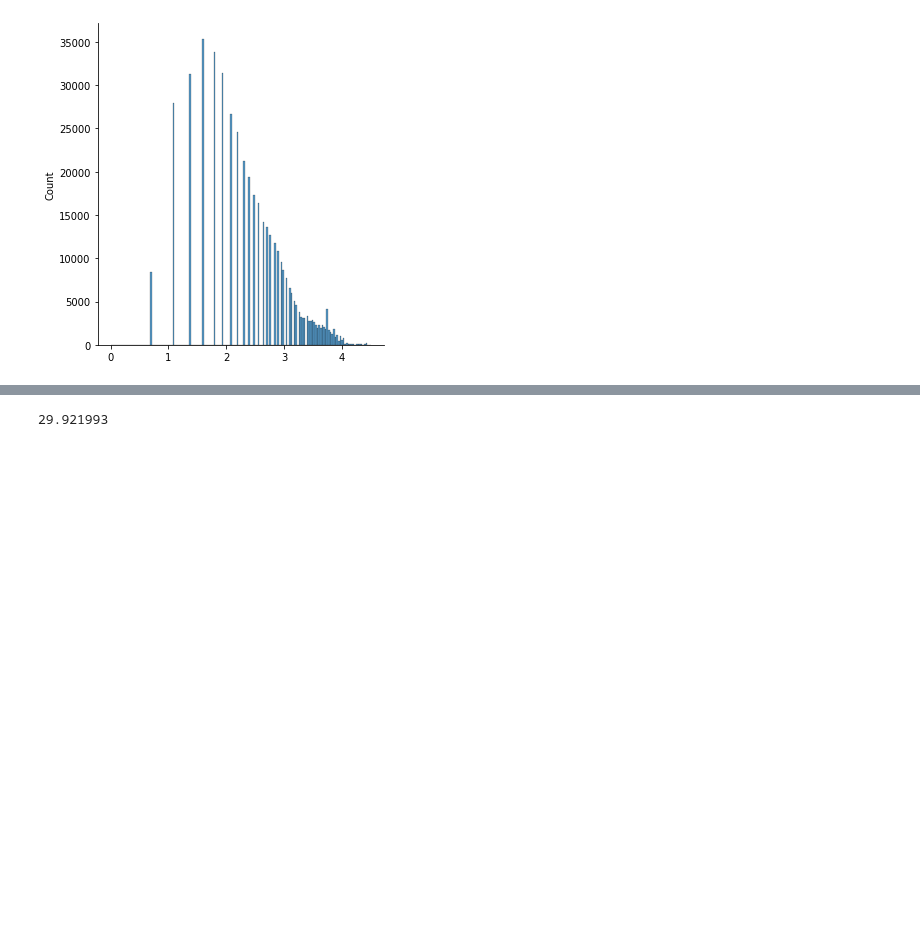
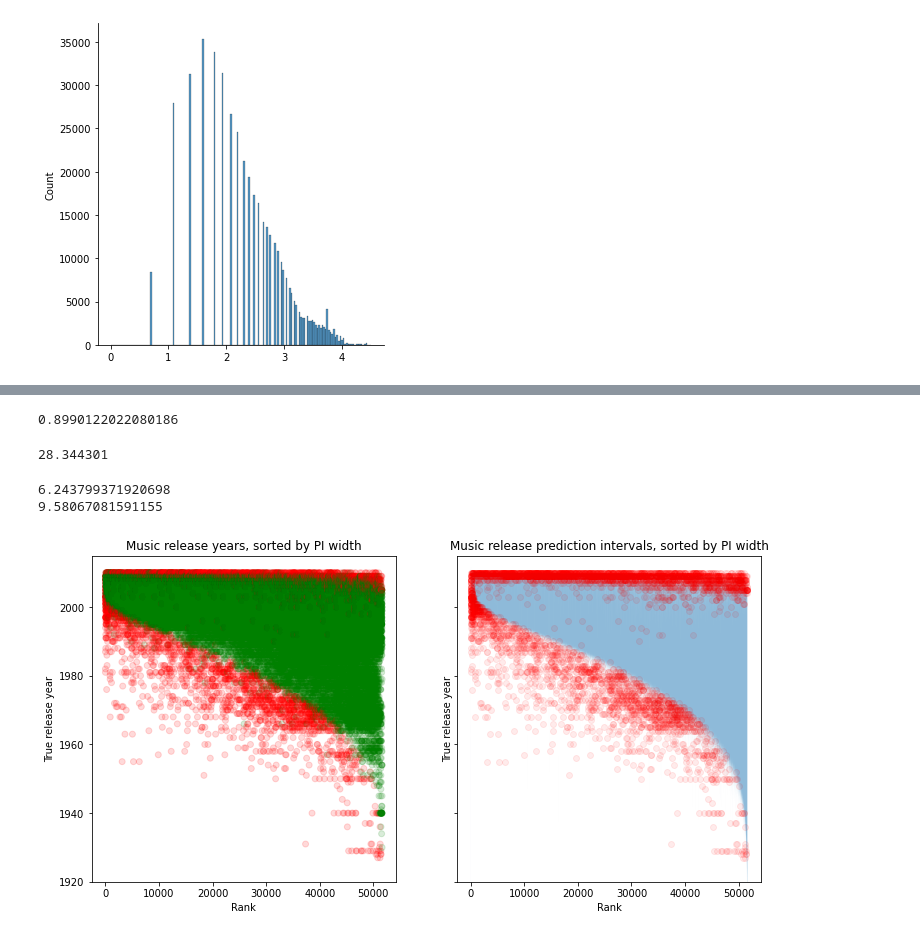
Before and after one commit to godatadriven/piven, a Jupyter notebook: notebooks/year_prediction_msd.ipynb, the cells around one changed output, grey strips where cells are left out. Drawn from its saved outputs; the diff is of its cells as text; code cells hidden in the pictures; blank space fills up the shorter version.

```diff
--- a/notebooks/year_prediction_msd.ipynb
+++ b/notebooks/year_prediction_msd.ipynb
@@ -52,15 +72,6 @@ plt.show()
 # %% [output]
 [figure]
 # %%
-from piven.regressors import build_keras_piven
-from piven.loss import piven_loss
-from piven.metrics import mpiw, picp
-from piven.transformers import PivenTransformedTargetRegressor
-from piven.wrappers import PivenModelWrapper
-from sklearn.pipeline import Pipeline
-from sklearn.preprocessing import StandardScaler
-import tensorflow as tf
-
 # Make build function for the model wrapper
 def piven_model(input_dim, dense_units, dropout_rate):
     model = build_keras_piven(input_dim=input_dim,
@@ -70,7 +81,7 @@ def piven_model(input_dim, dense_units, dropout_rate):
                              bias_init_low=-3,
                              bias_init_high=3)
     model.compile(optimizer=tf.keras.optimizers.Adam(lr=0.0001),
-                  loss=piven_loss(15.0, 160.0, 0.05),
+                  loss=piven_loss(10.0, 100.0, 0.05),
                   metrics=[picp, mpiw])
     return model
 # %%
@@ -132,7 +137,11 @@ coverage(test_y, y_pi_low_t, y_pi_high_t)
+# %%
+coverage(test_y, y_pi_low_t, y_pi_high_t)
+# %% [output]
+0.8990122022080186
 # %%
 pi_distance(y_pi_low_t, y_pi_high_t)
 # %% [output]
-29.921993
+28.344301
 # %%
 df_res = pd.DataFrame({
     "true":test_y,
@@ -140,6 +149,44 @@ df_res = pd.DataFrame({
     "pi_low":y_pi_low_t,
     "pi_high":y_pi_high_t
 })
+# %%
+print(mae(test_y, ypred))
+print(np.sqrt(mse(test_y, ypred)))
+# %% [output]
+6.243799371920698
+9.58067081591155
+# %%
+col_out = (y_pi_low_t <= test_y) & (test_y <= y_pi_high_t)
+colmap = np.array(["green" if cov else "red" for cov in col_out])
+# %%
+pi_width_sorted_idx = np.argsort(y_pi_high_t - y_pi_low_t)
+test_y_sorted = test_y[pi_width_sorted_idx]
+colmap_sorted = colmap[pi_width_sorted_idx]
+
+fig, ax = plt.subplots(1,2, figsize=(12,6), sharey=True, sharex=True)
+ax[0].scatter(range(test_y.shape[0]), test_y_sorted, c=colmap_sorted,alpha=0.15)
+ax[0].set_ylim(1920, 2015)
+ax[0].set_title("Music release years, sorted by PI width")
+ax[0].set_xlabel("Rank")
+ax[0].set_ylabel("True release year")
+
+pred_wrong = test_y_sorted[colmap_sorted == "red"]
+year_wrong = np.array([*range(test_y.shape[0])])[colmap_sorted == "red"]
+ax[1].fill_between(
+    range(test_y.shape[0]),
+    y_pi_low_t[pi_width_sorted_idx],
+    y_pi_high_t[pi_width_sorted_idx],
+    alpha=0.5
+)
+ax[1].scatter(year_wrong, pred_wrong, c="r", alpha=0.08)
+ax[1].set_ylim(1920, 2015)
+ax[1].set_title("Music release prediction intervals, sorted by PI width")
+ax[1].set_xlabel("Rank")
+ax[1].set_ylabel("True release year")
+
+plt.show()
+# %% [output]
+[figure, added]
 # %%
 outliers = df_res[df_res.true < 1960]
 coverage(outliers.true, outliers.pi_low, outliers.pi_high)
```
Also changed, not shown: parts of 19 cells of this notebook, 1 other file.
